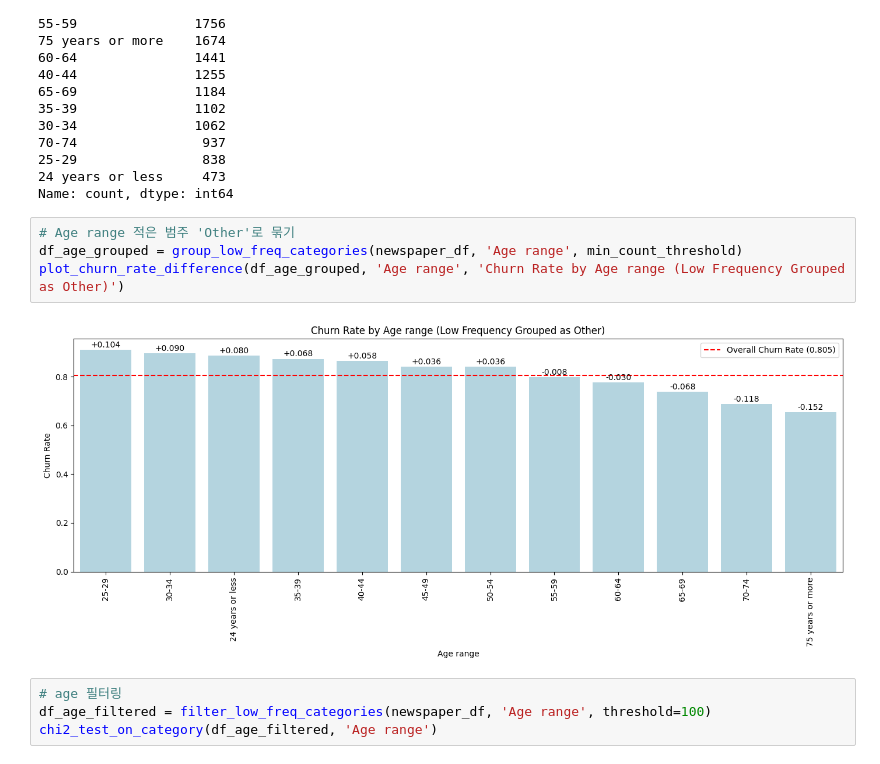
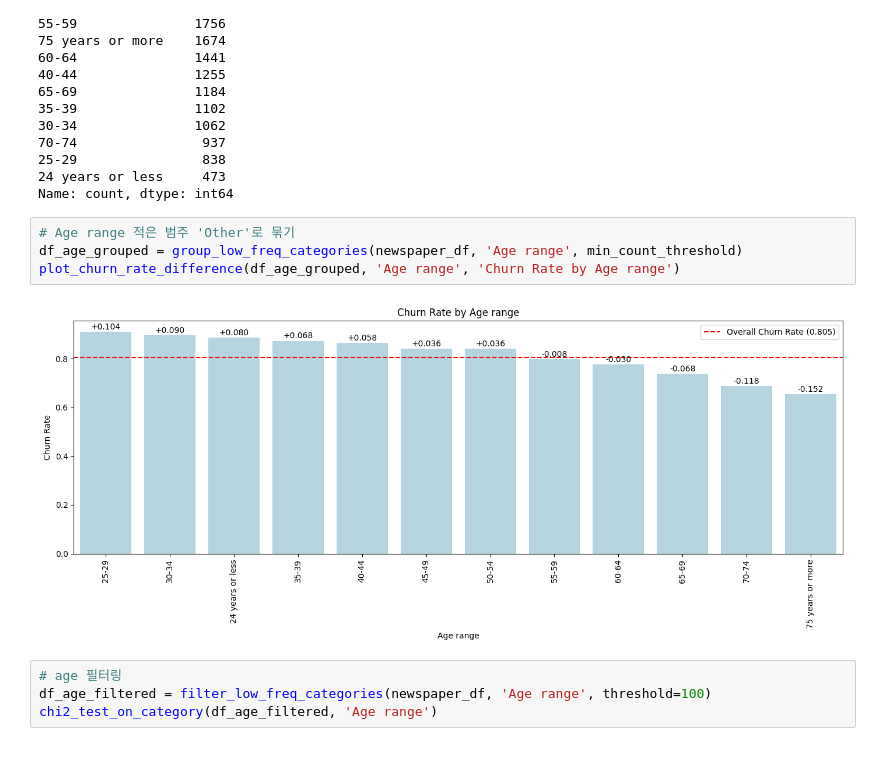
Before and after one commit to SKNETWORKS-FAMILY-AICAMP/SKN17-2nd-5Team, a Jupyter notebook: preprocessing_dh.ipynb, the cells around one changed output. Saved outputs shown, nothing was run; the diff lists cells and outputs as text.

```diff
--- a/preprocessing_dh.ipynb
+++ b/preprocessing_dh.ipynb
@@ -575,9 +575,9 @@ Name: count, dtype: int64
 # %%
 # Age range 적은 범주 'Other'로 묶기
 df_age_grouped = group_low_freq_categories(newspaper_df, 'Age range', min_count_threshold)
-plot_churn_rate_difference(df_age_grouped, 'Age range', 'Churn Rate by Age range (Low Frequency Grouped as Other)')
+plot_churn_rate_difference(df_age_grouped, 'Age range', 'Churn Rate by Age range')
 # %% [output]
-[figure, old version]
+[figure, new version]
 # %%
 # age 필터링
 df_age_filtered = filter_low_freq_categories(newspaper_df, 'Age range', threshold=100)
```
Also changed, not shown: parts of 12 cells of this notebook.
